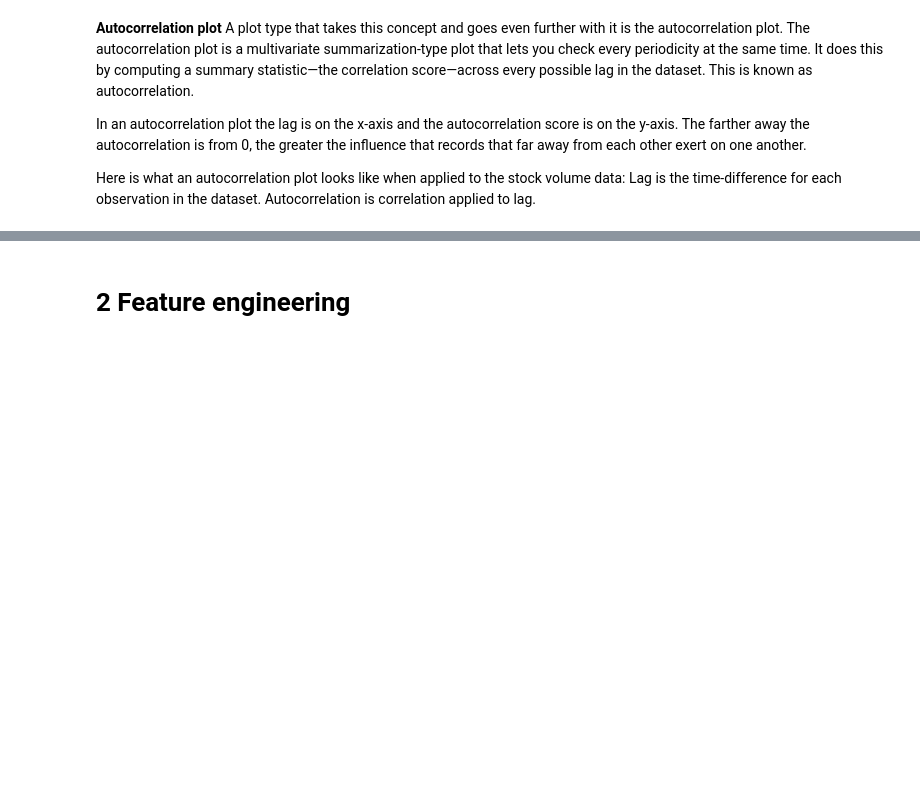
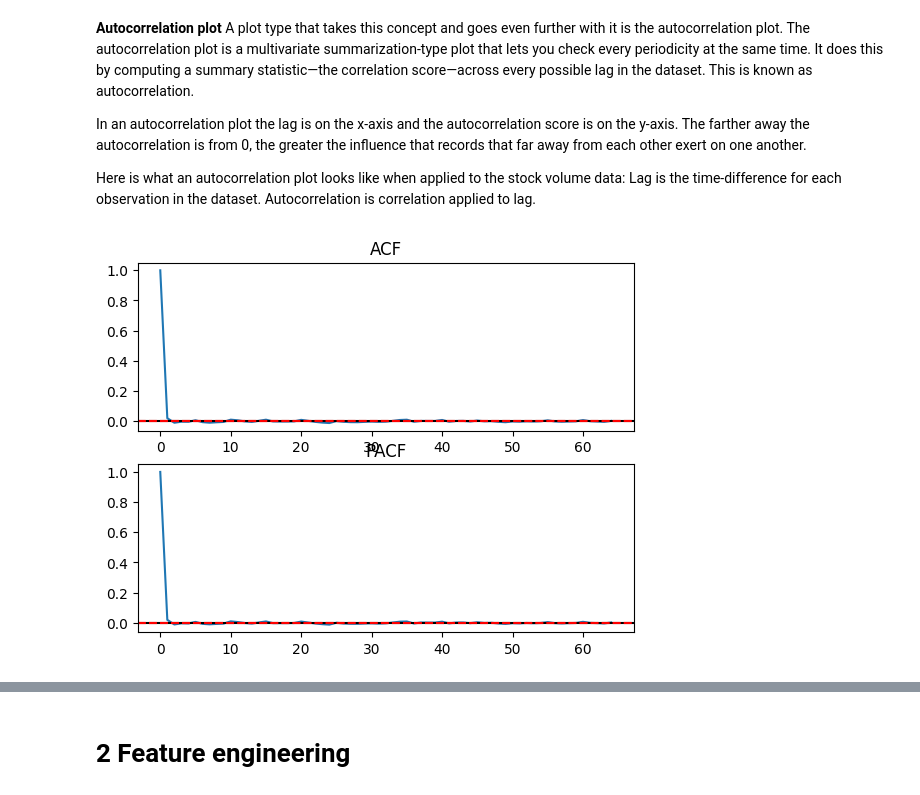
Before and after one commit to IshaqKHATTAK/Kaggle-work, a Jupyter notebook: trading-bot.ipynb, the cells around one changed output, grey strips where cells are left out. Saved outputs shown, nothing was run; the diff lists cells and outputs as text; code cells hidden in the pictures; blank space fills up the shorter version.

```diff
--- a/trading-bot.ipynb
+++ b/trading-bot.ipynb
@@ -229,0 +226,25 @@ autocorrelation_plot(df['return'])
+# %%
+import pandas as pd
+import matplotlib.pyplot as plt
+from statsmodels.tsa.stattools import acf, pacf
+
+
+
+# Plot the ACF and PACF
+plt.subplot(211)
+plt.plot(acf(df['return']))
+plt.axhline(0, color='black')
+plt.axhline(1.96/np.sqrt(len(df)), color='red', linestyle='dashed')
+plt.axhline(-1.96/np.sqrt(len(df)), color='red', linestyle='dashed')
+plt.title('ACF')
+
+plt.subplot(212)
+plt.plot(pacf(df['return']))
+plt.axhline(0, color='black')
+plt.axhline(1.96/np.sqrt(len(df)), color='red', linestyle='dashed')
+plt.axhline(-1.96/np.sqrt(len(df)), color='red', linestyle='dashed')
+plt.title('PACF')
+
+plt.show()
+# %% [output]
+[figure, added]
```
Also changed, not shown: parts of 9 cells of this notebook.
